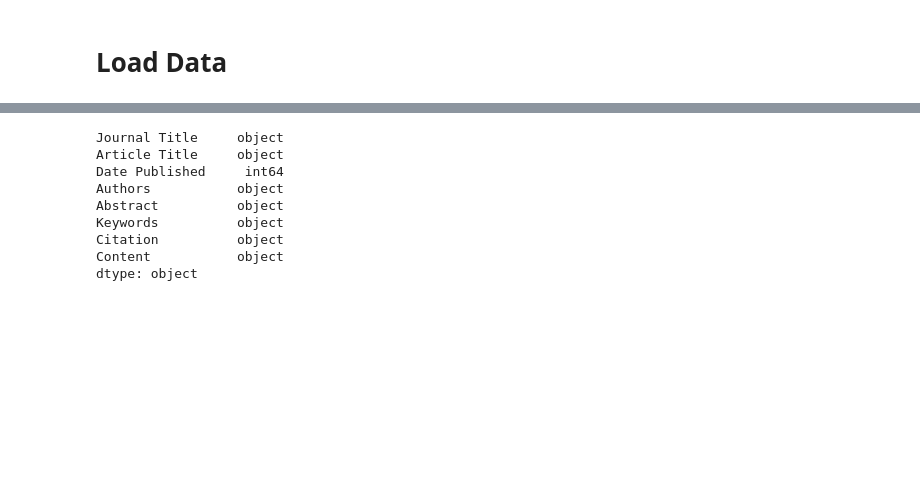
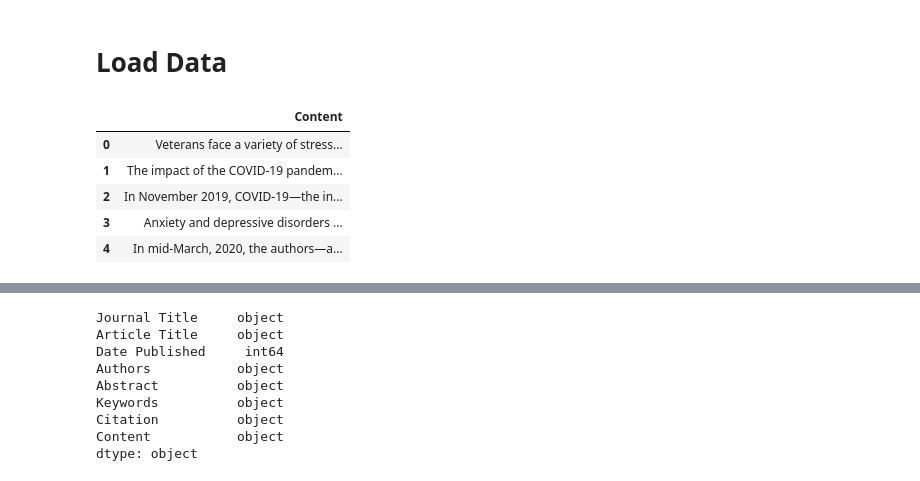
Before and after one commit to VintageGold/Text_Summarization, a Jupyter notebook: Text_Summarization.ipynb, the cells around one changed output, grey strips where cells are left out. Saved outputs shown, nothing was run; the diff lists cells and outputs as text; code cells hidden in the pictures; blank space fills up the shorter version.

```diff
--- a/Text_Summarization.ipynb
+++ b/Text_Summarization.ipynb
@@ -25 +27,10 @@ dict_articles = json.loads(corpus.replace('\n',''))
+# %%
+df_articles.head()
+# %% [output]
+|  | Content |
+| 0 | Veterans face a variety of stress... |
+| 1 | The impact of the COVID-19 pandem... |
+| 2 | In November 2019, COVID-19—the in... |
+| 3 | Anxiety and depressive disorders ... |
+| 4 | In mid-March, 2020, the authors—a... |
 # %%
```
Also changed, not shown: parts of 13 cells of this notebook.
